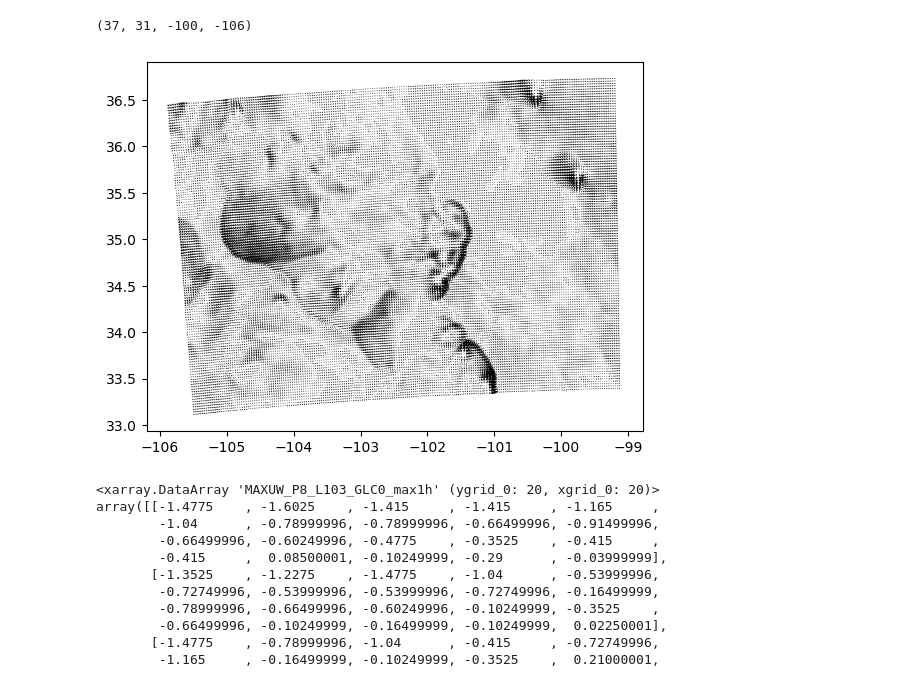
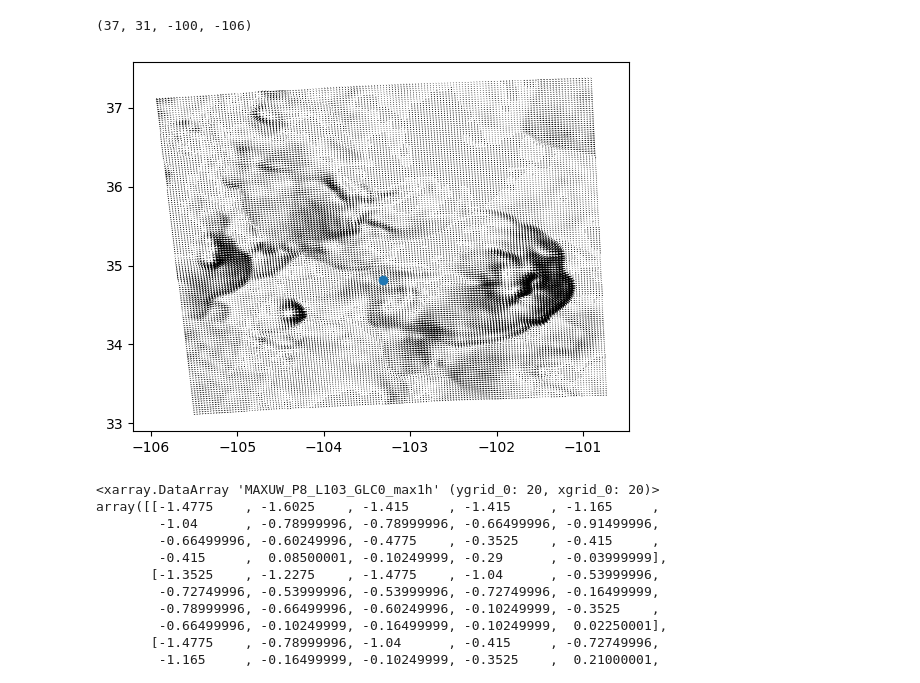
Before and after one commit to alex-schein-NOAA/data-transfer-tool, a Jupyter notebook: Notebook.ipynb, the cells around one changed output. Drawn from its saved outputs; the diff is of its cells as text; code cells hidden in the pictures.

```diff
--- a/Notebook.ipynb
+++ b/Notebook.ipynb
@@ -189,23 +229,27 @@ i_event_4
 ## Section 2: RRFS Model Data ##
 # %%
 from RRFS import rrfs
-# print(dir(RRFS))
+r = rrfs.rrfs()
+
 #Inputs storm_report row and the forecast hour
 #Outputs xarray dataset with model forecast
-def fetch_rffs_forecast(storm_report, forecast_hour):
+def fetch_rrfs_forecast(storm_report, forecast_hour):
     st_month = storm_report["datetime"].month
     st_year = storm_report["datetime"].year
     st_day = storm_report["datetime"].day
     st_hour = storm_report["datetime"].hour
+    date_time= storm_report['datetime'].strftime("%Y-%m-%d")
+    initialization_date = get_initialization_date(storm_report, forecast_hour)
 
-    date_time= f'{st_year}-{st_month}-{st_day}'
-    initialization_hour = get_initialization_hour(storm_report, forecast_hour)
+    return r.fetch_model_forecast(initialization_date, forecast_hour)
 
-    return rffs.fetch_file(date_time, initialization_hour, forecast_hour)
-
-#Gets initialization hour for
-def get_initialization_hour(storm_report, forecast_hour):
-    hour = storm_report["datetime"].hour
-    init_hour = (hour - forecast_hour)%24
-    initialization_hour = f'0{init_hour}' if init_hour < 10 else f'{init_hour}'
-    return initialization_hour
+#Helper function
+#Gets initialization hour for given storm report and its forecast hour
+def get_initialization_date(storm_report, forecast_hour):
+    # hour = storm_report["datetime"].hour
+    # f_hour = pd.Timestamp(0, 0,0,forecast_hour)
+    initialization_date = storm_report["datetime"] - pd.Timedelta(hours=6)
+    # print(initialization_date)
+    # init_hour = (hour - forecast_hour)%24self.get_path(date_time_str, init_hour_str, file_name)
+    # initialization_hour = f'0{init_hour}' if init_hour < 10 else f'{init_hour}'
+    return initialization_date
@@ -212,9 +270,6 @@ def get_initialization_hour(storm_report, forecast_hour):
 # %%
-# from RRFS import rrfs
-# r = rrfs.rrfs()
-# ds = r.fetch_file('2023-05-24', 19, 6)
-# ds
-ds = xr.open_dataset("./donwload_test_rrfs.t00z.natlev.f001.conus_3km.grib2", engine='pynio')
+ds = fetch_rrfs_forecast(interesting_events.loc[800], 6)
+ds
 # %% [output]
 warning: Entry (77) not found in code table file /home/andres/anaconda3/envs/rrfs_env/lib/python3.9/site-packages/PyNIO/ncarg/grib2_codetables/ncep/4/4.2.3.192.table
 warning: Entry (78) not found in code table file /home/andres/anaconda3/envs/rrfs_env/lib/python3.9/site-packages/PyNIO/ncarg/grib2_codetables/ncep/4/4.2.3.192.table
@@ -275,25 +356,27 @@ get_bounding_box(34, -103, 3, 3)
 # %% [output]
 (37, 31, -100, -106)
 # %%
-step = 12
 l = 650
-offset = 200
 y = 340
-o = 125
+offset = 150
+
+o = 150
 X = ds.coords['gridlon_0'][y: y + o,l: l+offset]
 Y = ds.coords['gridlat_0'][y: y + o, l:l + offset]
 U = ds.UGRD_P0_L103_GLC0[y: y + o, l:l + offset]
 V = ds.VGRD_P0_L103_GLC0[y: y + o,l:l+offset]
 
 normalized_U = (U - U.min())/(U.max() - U.min())
 normalized_V = (V - V.min())/(V.max() - V.min())
 fig, ax = plt.subplots()
 
 q = ax.quiver(X, Y, U, V)
 
+plt.scatter(interesting_events.loc[800]["Lon"], interesting_events.loc[800]["Lat"])
+
 plt.show()
 # %% [output]
-[figure, old version]
+[figure, new version]
 # %%
 # import matplotlib.pyplot as plt
 # import numpy as np
```
Also changed, not shown: parts of 16 cells of this notebook, 1 other file.
